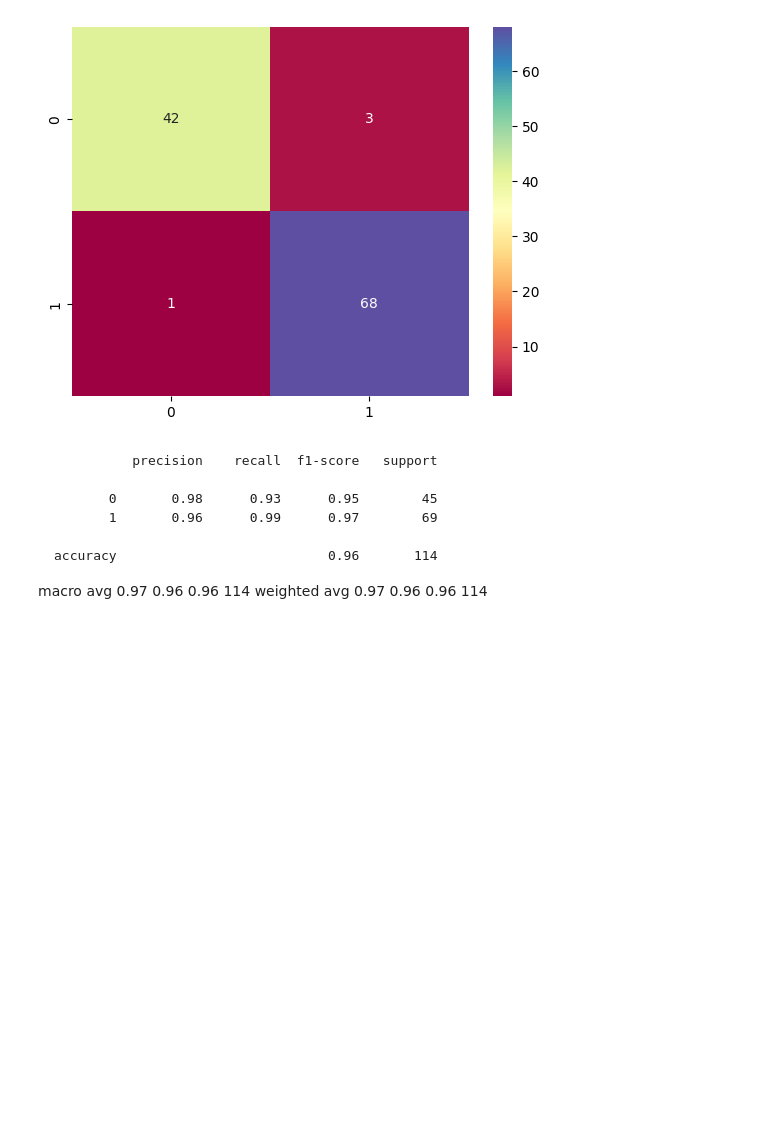
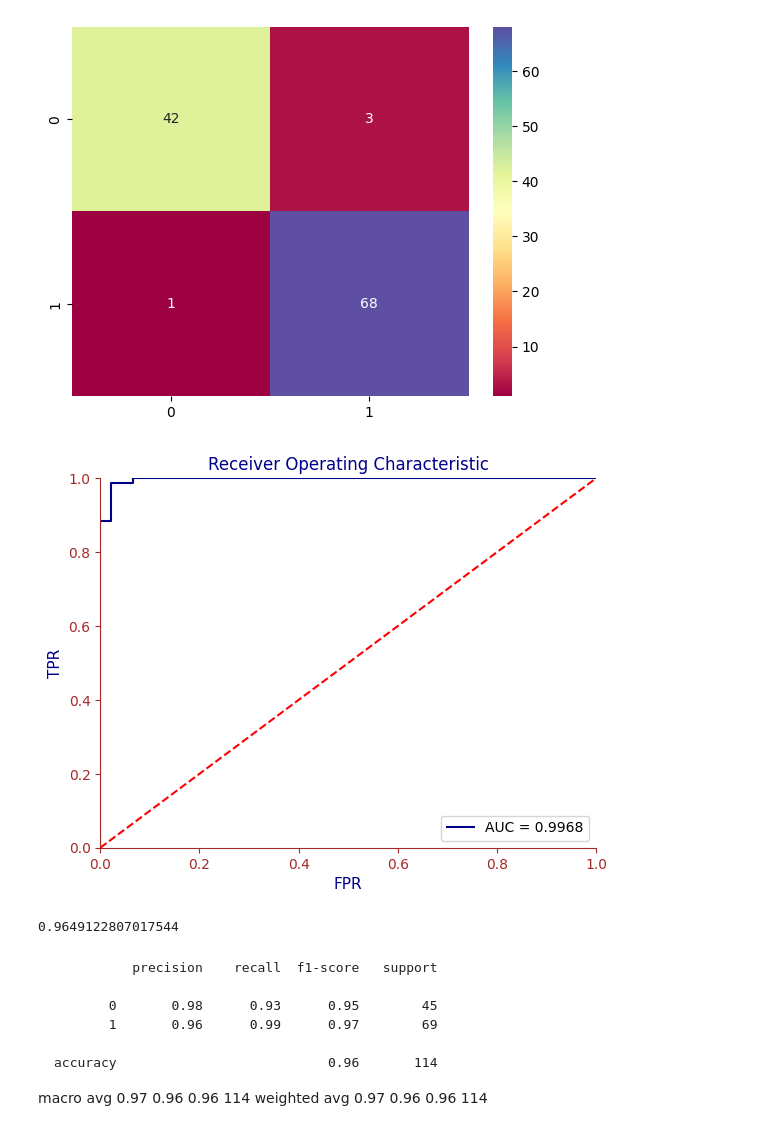
Before and after one commit to thaiduongngo/sunrise-notebooks, a Jupyter notebook: notebooks/ml_breast_cancer.ipynb, the cells around one changed output. Drawn from its saved outputs; the diff is of its cells as text; code cells hidden in the pictures; blank space fills up the shorter version.

```diff
--- a/notebooks/ml_breast_cancer.ipynb
+++ b/notebooks/ml_breast_cancer.ipynb
@@ -191,6 +187,16 @@ sns.heatmap(y_lr_prob[:TOP_K], annot=True, cmap=COLOR_MAP, fmt=".4f");
 sns.heatmap(cm_lr, annot=True, cmap=COLOR_MAP, fmt=".0f");
 # %% [output]
 [figure]
+# %%
+fpr_lr, tpr_lr, _ = roc_curve(y_test, y_lr_prob[:, 1])
+roc_auc_lr = auc(fpr_lr, tpr_lr)
+plot_roc(fpr_lr, tpr_lr, roc_auc_lr)
+# %% [output]
+[figure, added]
+# %%
+lr_pipeline.score(X_test, y_test)
+# %% [output]
+0.9649122807017544
 # %%
 Markdown(classification_report(y_true=y_test, y_pred=y_lr_pred))
 # %% [output]
```
Also changed, not shown: parts of 9 cells of this notebook.
